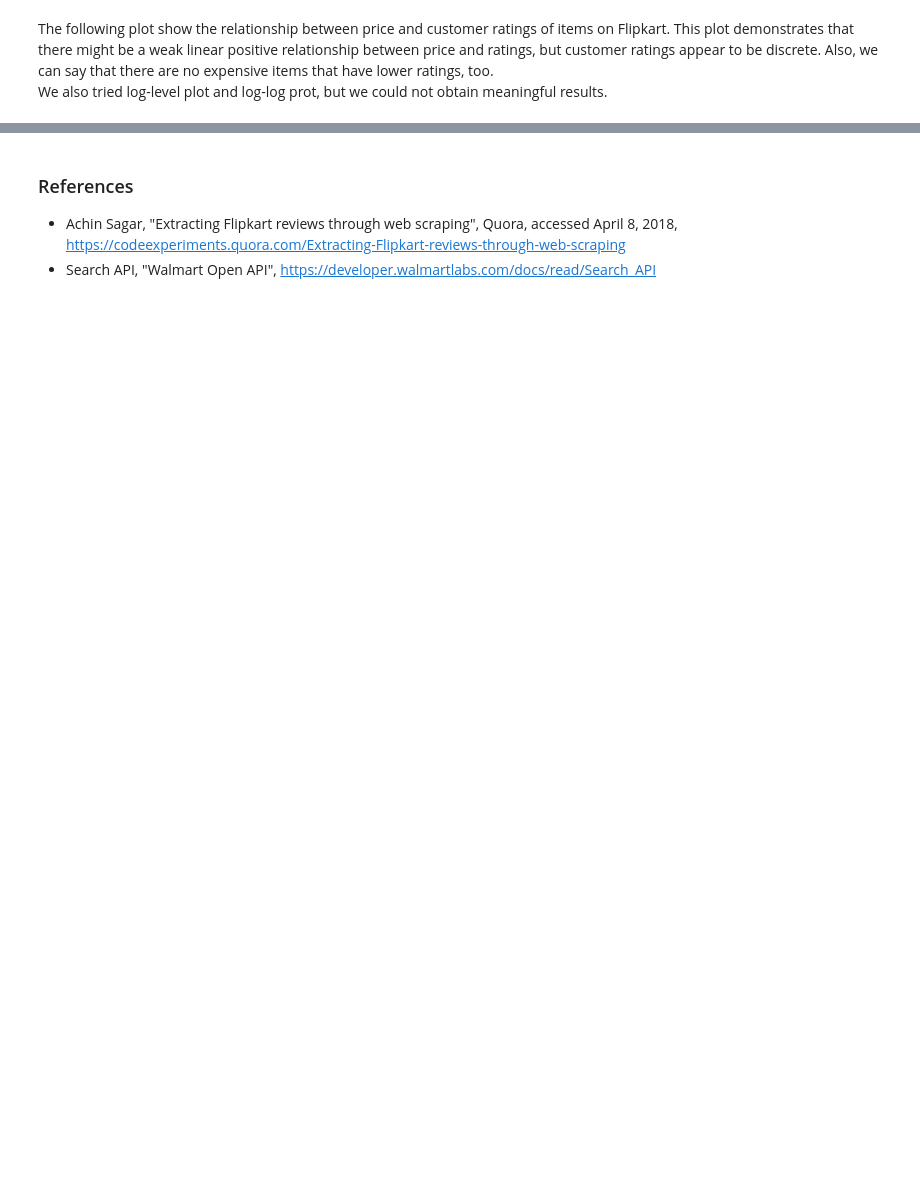
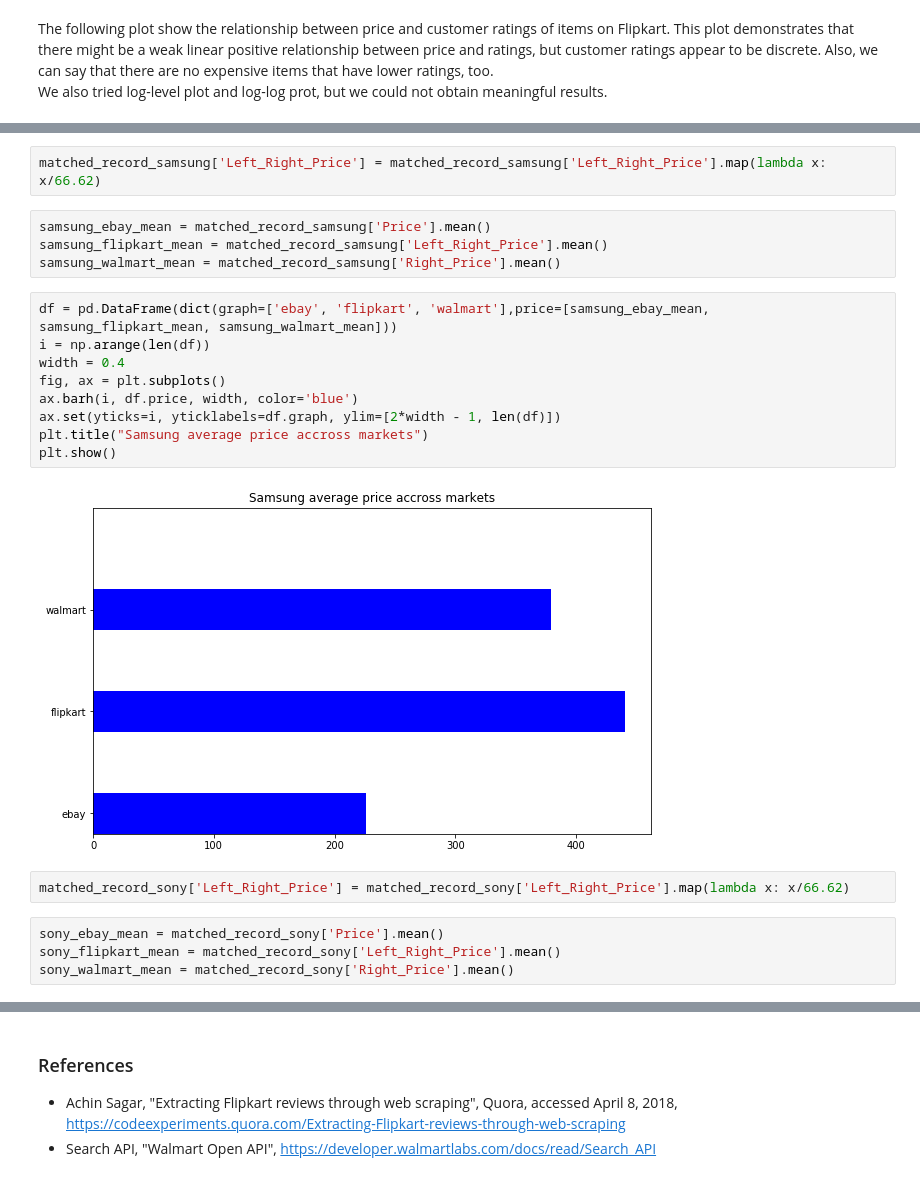
Before and after one commit to hika113/group16, a Jupyter notebook: Final_report_rev2.ipynb, the cells around one changed output, grey strips where cells are left out. Drawn from its saved outputs; the diff is of its cells as text; blank space fills up the shorter version.

```diff
--- a/Final_report_rev2.ipynb
+++ b/Final_report_rev2.ipynb
@@ -569,0 +588,23 @@ Next, we explored the merged data.
+# %%
+matched_record_samsung['Left_Right_Price'] = matched_record_samsung['Left_Right_Price'].map(lambda x: x/66.62)
+# %%
+samsung_ebay_mean = matched_record_samsung['Price'].mean()
+samsung_flipkart_mean = matched_record_samsung['Left_Right_Price'].mean()
+samsung_walmart_mean = matched_record_samsung['Right_Price'].mean()
+# %%
+df = pd.DataFrame(dict(graph=['ebay', 'flipkart', 'walmart'],price=[samsung_ebay_mean, samsung_flipkart_mean, samsung_walmart_mean]))
+i = np.arange(len(df))
+width = 0.4
+fig, ax = plt.subplots()
+ax.barh(i, df.price, width, color='blue')
+ax.set(yticks=i, yticklabels=df.graph, ylim=[2*width - 1, len(df)])
+plt.title("Samsung average price accross markets")
+plt.show()
+# %% [output]
+[figure, added]
+# %%
+matched_record_sony['Left_Right_Price'] = matched_record_sony['Left_Right_Price'].map(lambda x: x/66.62)
+# %%
+sony_ebay_mean = matched_record_sony['Price'].mean()
+sony_flipkart_mean = matched_record_sony['Left_Right_Price'].mean()
+sony_walmart_mean = matched_record_sony['Right_Price'].mean()
```
Also changed, not shown: parts of 27 cells of this notebook.
